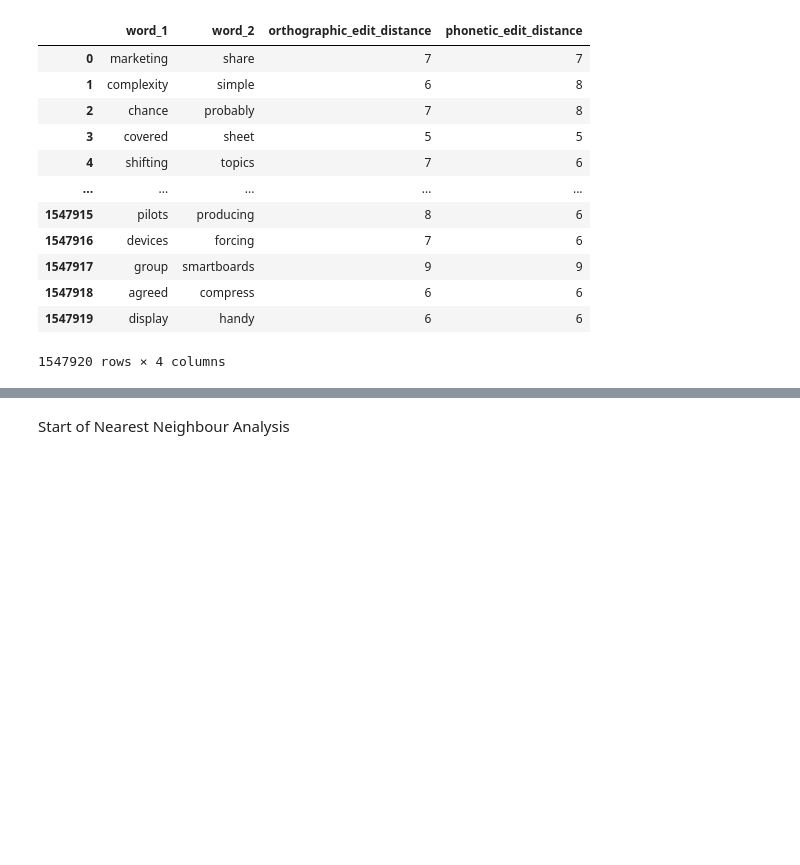
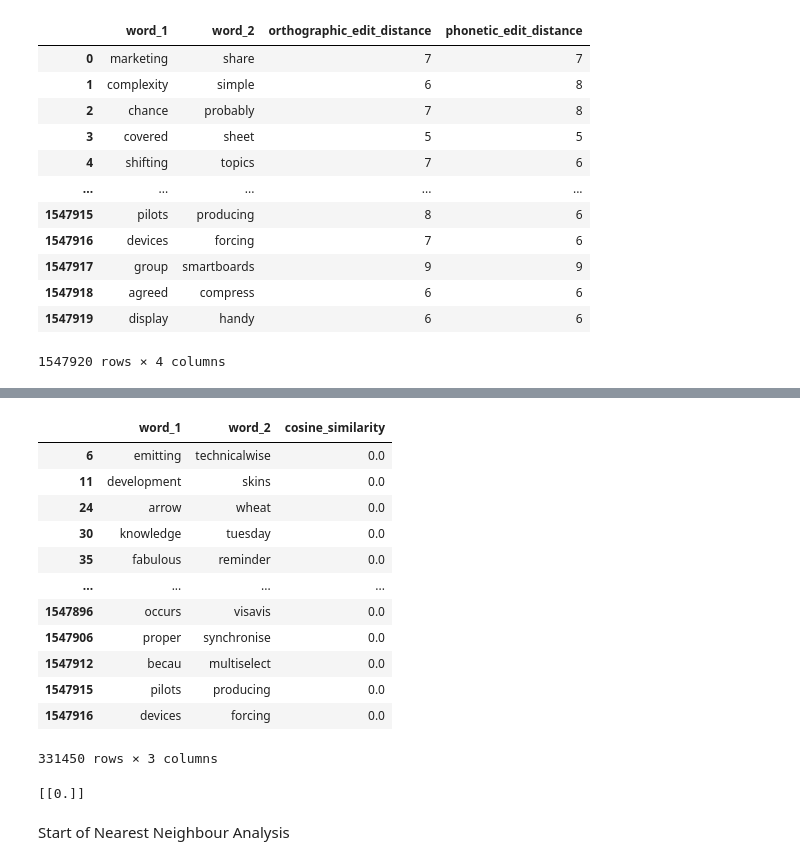
Before and after one commit to jayeshmahapatra/acoustic_word_embeddings, a Jupyter notebook: Embedding Evaluations.ipynb, the cells around one changed output, grey strips where cells are left out. Saved outputs shown, nothing was run; the diff lists cells and outputs as text; code cells hidden in the pictures; blank space fills up the shorter version.

Commit message:
Added embedding similarity generator

```diff
--- a/Embedding Evaluations.ipynb
+++ b/Embedding Evaluations.ipynb
@@ -165,8 +104,0 @@ KeyboardInterrupt:
-# %%
-show_time()
-wordpairs_df["word_1_orthographic_ser"] = wordpairs_df.apply(lambda row: row["orthographic_edit_distance"]/len(row["word_1"]), axis = 1)
-show_time()
-# %%
-show_time()
-wordpairs_df["word_2_orthographic_ser"] = wordpairs_df.apply(lambda row: row["orthographic_edit_distance"]/len(row["word_2"]), axis = 1)
-show_time()
@@ -176,0 +117,28 @@ wordpairs_df.to_csv('Data/wordpairs.txt', index =False)
+# %%
+word_embedding_dict = np.load('Data/word_embedding_dict.npy', allow_pickle = True)
+# %%
+wordpairs = list(zip(wordpairs_df["word_1"].to_list(),wordpairs_df["word_2"].to_list()))
+metric = "cosine"
+
+embedding_similarity_dict = {}
+embedding_similarity_dict["word_1"] = []
+embedding_similarity_dict["word_2"] = []
+embedding_similarity_dict["%s_similarity"%(metric)] = []
+
+
+for i,wordpair in enumerate(wordpairs):
+
+    word_1_embedding = word_embedding_dict.item().get(wordpair[0]).squeeze().reshape(1,-1)
+    word_2_embedding = word_embedding_dict.item().get(wordpair[1]).squeeze().reshape(1,-1)
+    similarity = pairwise_kernels(word_1_embedding,word_2_embedding, metric = metric )
+
+    embedding_similarity_dict["word_1"].append(wordpair[0])
+    embedding_similarity_dict["word_2"].append(wordpair[1])
+    embedding_similarity_dict["%s_similarity"%(metric)].append(similarity.item())
+
+    if ((i+1)%100000 == 0):
+        show_time()
+        print(i+1)
+
+embedding_similarity_df = pd.DataFrame(embedding_similarity_dict)
+embedding_similarity_df.to_csv("Data/test_embedding_similarity.txt", index = False)
@@ -177,3 +163,27 @@ wordpairs_df.to_csv('Data/wordpairs.txt', index =False)
+# %%
+embedding_similarity_df[embedding_similarity_df["cosine_similarity"] == 0]
+# %% [output]
+|  | word_1 | word_2 | cosine_similarity |
+| 6 | emitting | technicalwise | 0.0 |
+| 11 | development | skins | 0.0 |
+| 24 | arrow | wheat | 0.0 |
+| 30 | knowledge | tuesday | 0.0 |
+| 35 | fabulous | reminder | 0.0 |
+| ... | ... | ... | ... |
+| 1547896 | occurs | visavis | 0.0 |
+| 1547906 | proper | synchronise | 0.0 |
+| 1547912 | becau | multiselect | 0.0 |
+| 1547915 | pilots | producing | 0.0 |
+| 1547916 | devices | forcing | 0.0 |
+331450 rows × 3 columns
+# %%
+wordpair = ("pilots","producing")
+word_1_embedding = word_embedding_dict.item().get(wordpair[0]).squeeze().reshape(1,-1)
+word_2_embedding = word_embedding_dict.item().get(wordpair[1]).squeeze().reshape(1,-1)
+similarity = pairwise_kernels(word_1_embedding,word_2_embedding, metric = metric )
+print(similarity)
+# %% [output]
+[[0.]]
 # %%
 #Calculate all the unique words
 def words_from_dataframe(dataframe):
```
Also changed, not shown: parts of 14 cells of this notebook, 2 other files.
